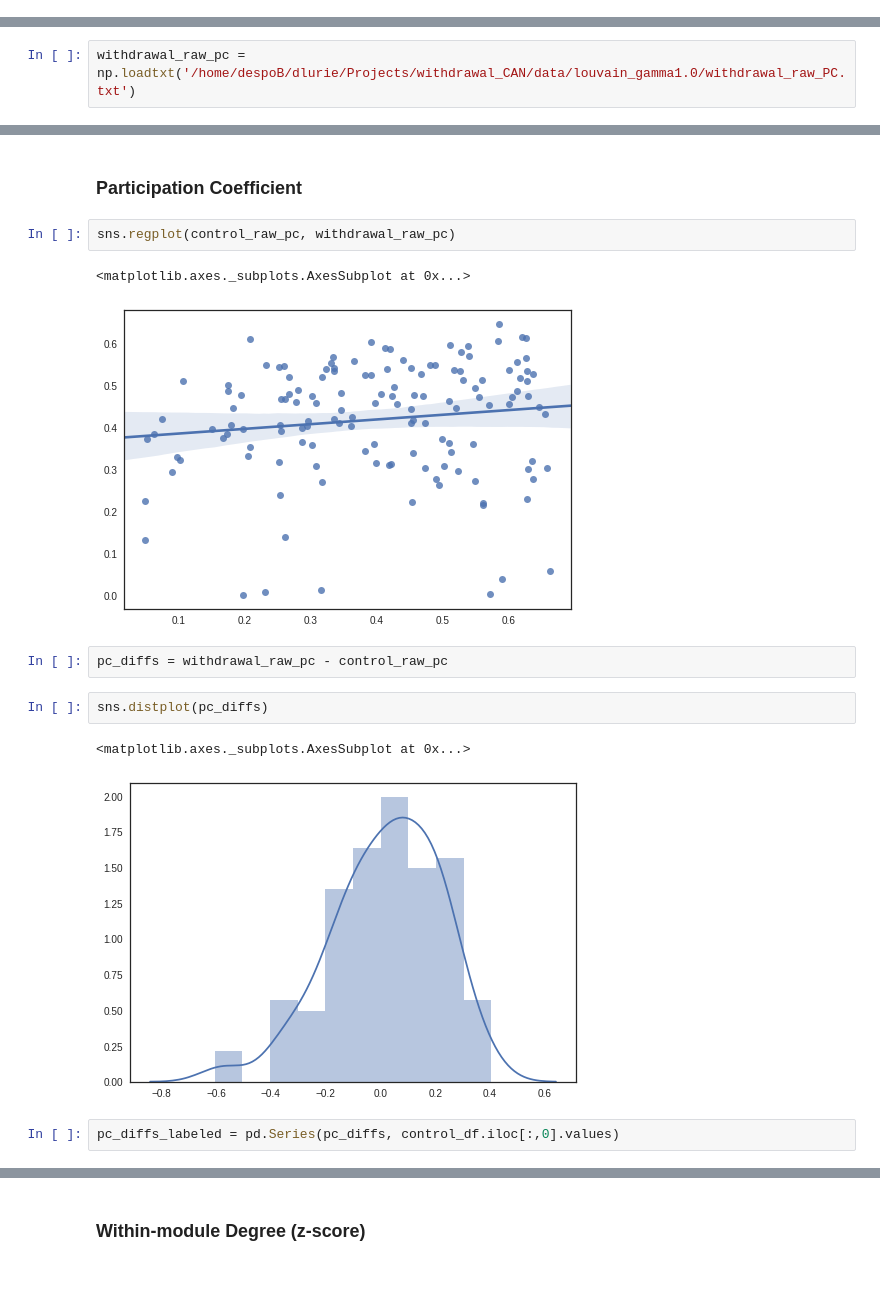
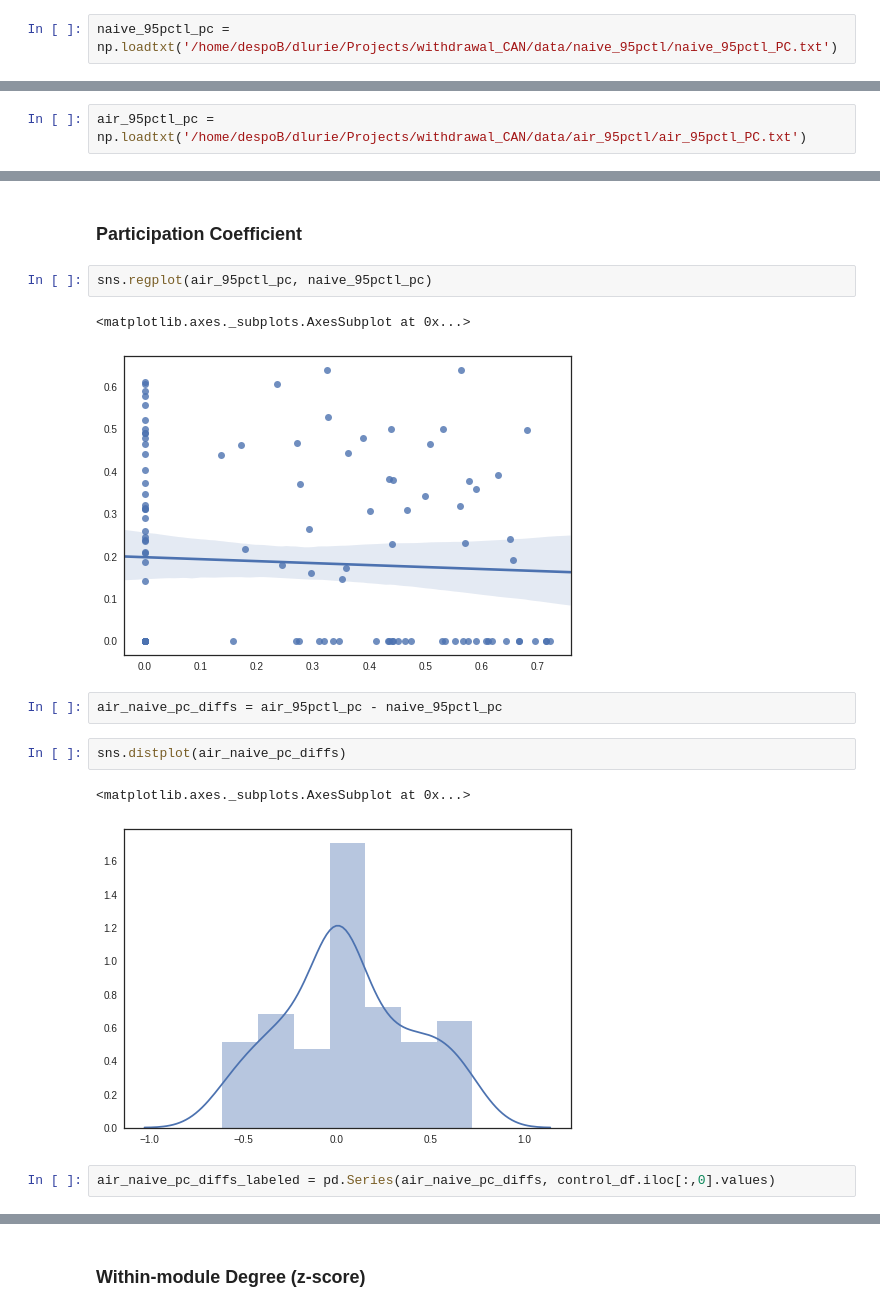
Before and after one commit to danlurie/withdrawal_can, a Jupyter notebook: code/notebooks/Initial data exploration.ipynb, the cells around one changed output, grey strips where cells are left out. Drawn from its saved outputs; the diff is of its cells as text; blank space fills up the shorter version.

```diff
--- a/code/notebooks/Initial data exploration.ipynb
+++ b/code/notebooks/Initial data exploration.ipynb
@@ -89,0 +99,2 @@ control_data_95pctl.to_csv('/home/despoB/dlurie/Projects/withdrawal_CAN/data/cFo
+# %%
+naive_95pctl_pc = np.loadtxt('/home/despoB/dlurie/Projects/withdrawal_CAN/data/naive_95pctl/naive_95pctl_PC.txt')
@@ -187,3 +270,3 @@ plot_raw_matrix(withdrawal_data_raw_reordered)
 # %%
-withdrawal_raw_pc = np.loadtxt('/home/despoB/dlurie/Projects/withdrawal_CAN/data/louvain_gamma1.0/withdrawal_raw_PC.txt')
+air_95pctl_pc = np.loadtxt('/home/despoB/dlurie/Projects/withdrawal_CAN/data/air_95pctl/air_95pctl_PC.txt')
 # %%
@@ -213,17 +303,17 @@ grid = sns.jointplot(withdrawal_95pctl_pc, withdrawal_95pctl_wdz, kind='scatter'
 # %% [markdown]
 ### Participation Coefficient
 # %%
-sns.regplot(control_raw_pc, withdrawal_raw_pc)
+sns.regplot(air_95pctl_pc, naive_95pctl_pc)
 # %% [output]
 <matplotlib.axes._subplots.AxesSubplot at 0x...>
-[figure, old version]
+[figure, new version]
-# %%
-pc_diffs = withdrawal_raw_pc - control_raw_pc
+# %%
+air_naive_pc_diffs = air_95pctl_pc - naive_95pctl_pc
 # %%
-sns.distplot(pc_diffs)
+sns.distplot(air_naive_pc_diffs)
 # %% [output]
 <matplotlib.axes._subplots.AxesSubplot at 0x...>
-[figure, old version]
+[figure, new version]
 # %%
-pc_diffs_labeled = pd.Series(pc_diffs, control_df.iloc[:,0].values)
+air_naive_pc_diffs_labeled = pd.Series(air_naive_pc_diffs, control_df.iloc[:,0].values)
 # %%
```
Also changed, not shown: parts of 102 cells of this notebook, 36 other files.
